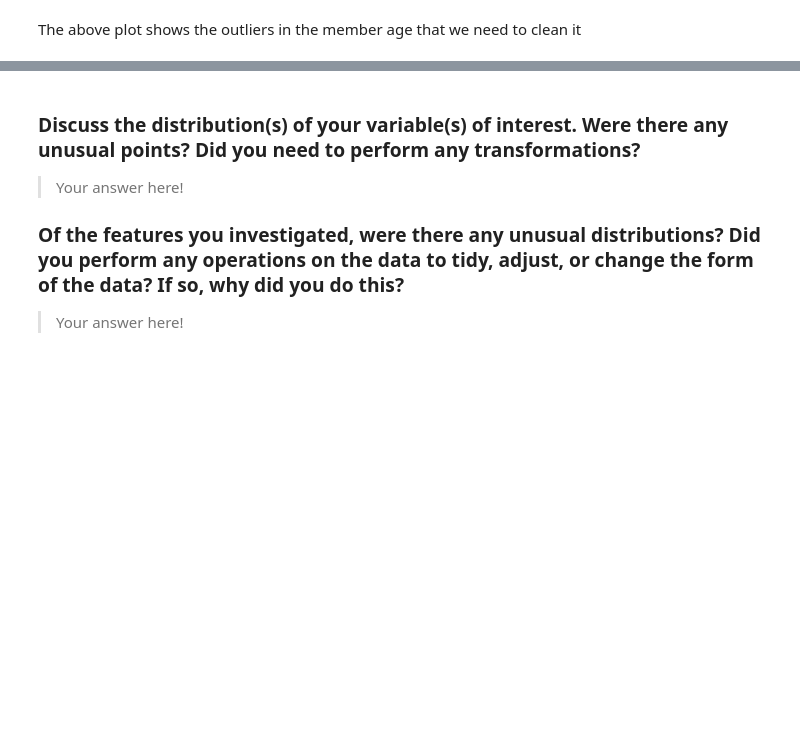
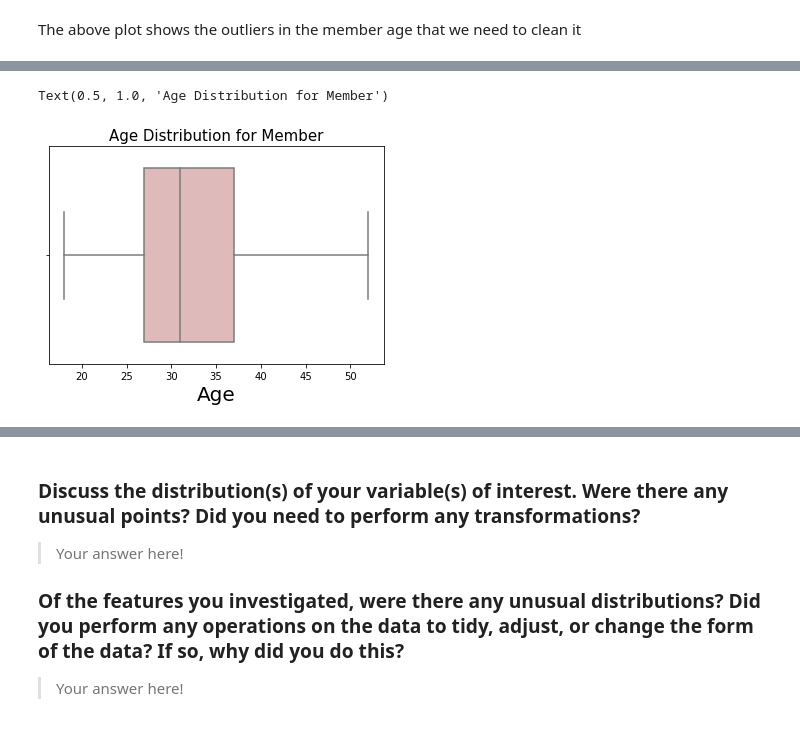
Before and after one commit to hagerElsehaimy/communicate-data-findings-FordGoBike, a Jupyter notebook: exploration_template.ipynb, the cells around one changed output, grey strips where cells are left out. Saved outputs shown, nothing was run; the diff lists cells and outputs as text; code cells hidden in the pictures; blank space fills up the shorter version.

```diff
--- a/exploration_template.ipynb
+++ b/exploration_template.ipynb
@@ -483,3 +478,10 @@ new_df.head()
 | 3 | 36490 | 2019-02-28 17:54:26.010 | 2019-03-01 04:02:36.842 | Grove St at Masonic Ave | Central Ave at Fell St | 6638 | Subscriber | ... |
 | 4 | 1585 | 2019-02-28 23:54:18.549 | 2019-03-01 00:20:44.074 | Frank H Ogawa Plaza | 10th Ave at E 15th St | 4898 | Subscriber | ... |
 | 6 | 1147 | 2019-02-28 23:55:35.104 | 2019-03-01 00:14:42.588 | Palm St at Willow St | San Jose Diridon Station | 3803 | Subscriber | ... |
+# %%
+age = sb.boxplot(x=new_df.member_age, color='#E4B4B4')
+age.set_xlabel('Age', fontsize=20)
+age.set_title("Age Distribution for Member", fontsize=15)
+# %% [output]
+Text(0.5, 1.0, 'Age Distribution for Member')
+[figure, added]
```
Also changed, not shown: parts of 8 cells of this notebook.
